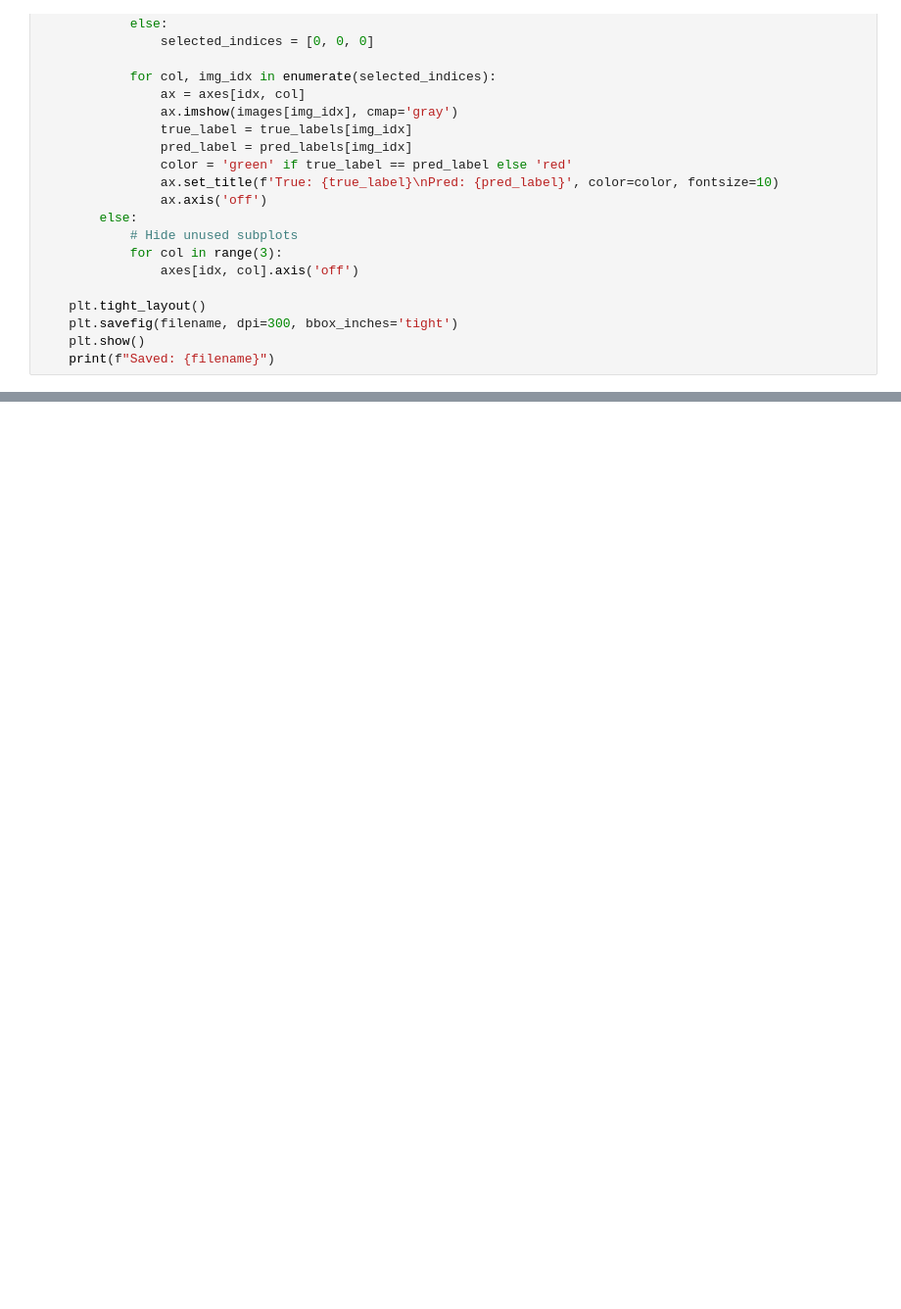
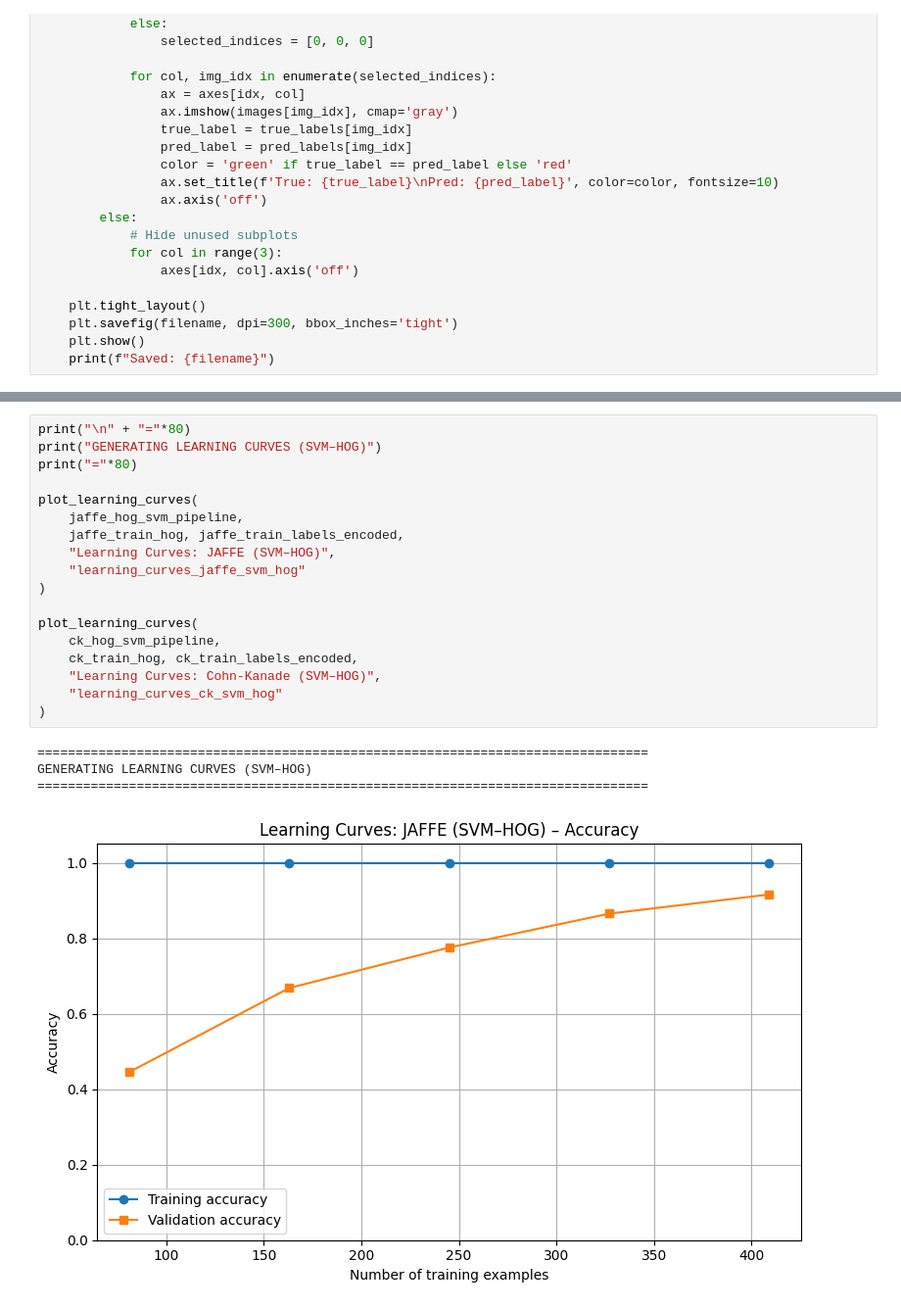
Before and after one commit to Manavkakadiya/ManavKakadiya-demo, a Jupyter notebook: FER.ipynb, the cells around one changed output, grey strips where cells are left out. Shown at 98% size. Cells and saved outputs as stored; diff of their text form; blank space fills up the shorter version.

```diff
--- a/FER.ipynb
+++ b/FER.ipynb
@@ -930,0 +1045,23 @@ Saved: model_comparison_jaffe_lbp.png
+# %%
+print("\n" + "="*80)
+print("GENERATING LEARNING CURVES (SVM–HOG)")
+print("="*80)
+
+plot_learning_curves(
+    jaffe_hog_svm_pipeline,
+    jaffe_train_hog, jaffe_train_labels_encoded,
+    "Learning Curves: JAFFE (SVM–HOG)",
+    "learning_curves_jaffe_svm_hog"
+)
+
+plot_learning_curves(
+    ck_hog_svm_pipeline,
+    ck_train_hog, ck_train_labels_encoded,
+    "Learning Curves: Cohn-Kanade (SVM–HOG)",
+    "learning_curves_ck_svm_hog"
+)
+# %% [output]
+================================================================================
+GENERATING LEARNING CURVES (SVM–HOG)
+================================================================================
+[figure, added]
```
Also changed, not shown: parts of 11 cells of this notebook.
